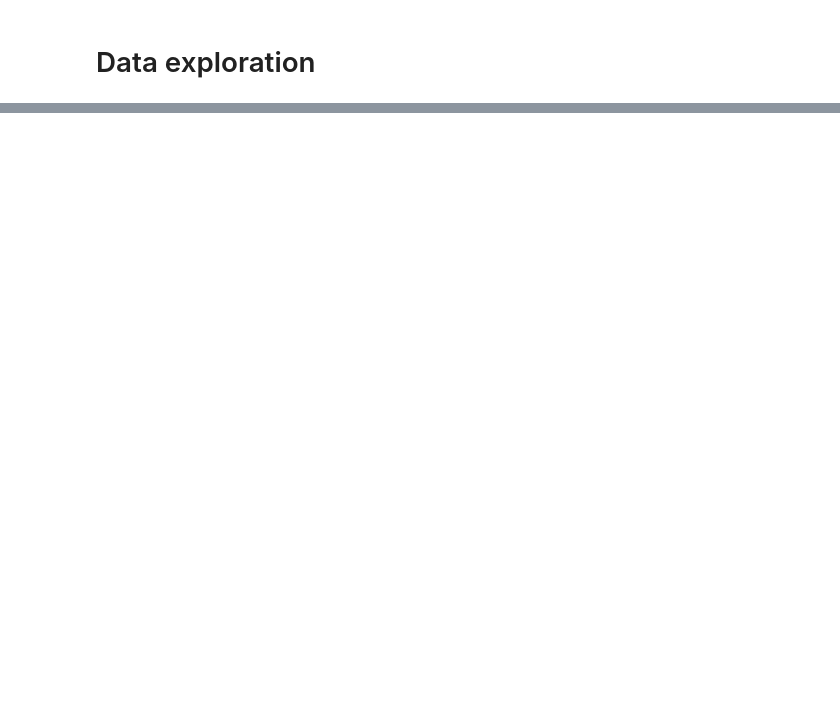
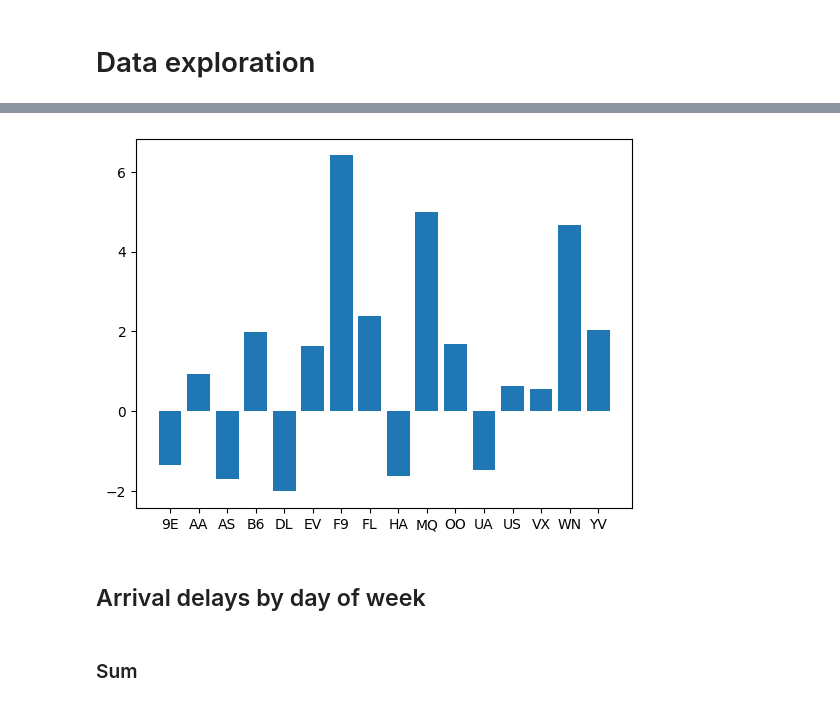
Before and after one commit to maisoehn/ml-basics, a Jupyter notebook: challenges/01 - Flights Challenge.ipynb, the cells around one changed output, grey strips where cells are left out. Saved outputs shown, nothing was run; the diff lists cells and outputs as text; code cells hidden in the pictures; blank space fills up the shorter version.

```diff
--- a/challenges/01 - Flights Challenge.ipynb
+++ b/challenges/01 - Flights Challenge.ipynb
@@ -446,0 +482,4 @@ plt.show()
+# %%
+# Table
+delay_by_carrier = df_flights.groupby('Carrier')[['ArrDelay']].mean()
+delay_by_carrier
@@ -446,0 +505,13 @@ plt.show()
+# %%
+# Graphic
+plt.bar(
+    delay_by_carrier.index,
+    delay_by_carrier['ArrDelay']
+)
+plt.show()
+# %% [output]
+[figure, added]
+# %% [markdown]
+## Arrival delays by day of week
+# %% [markdown]
+### Sum
```
Also changed, not shown: parts of 31 cells of this notebook.
